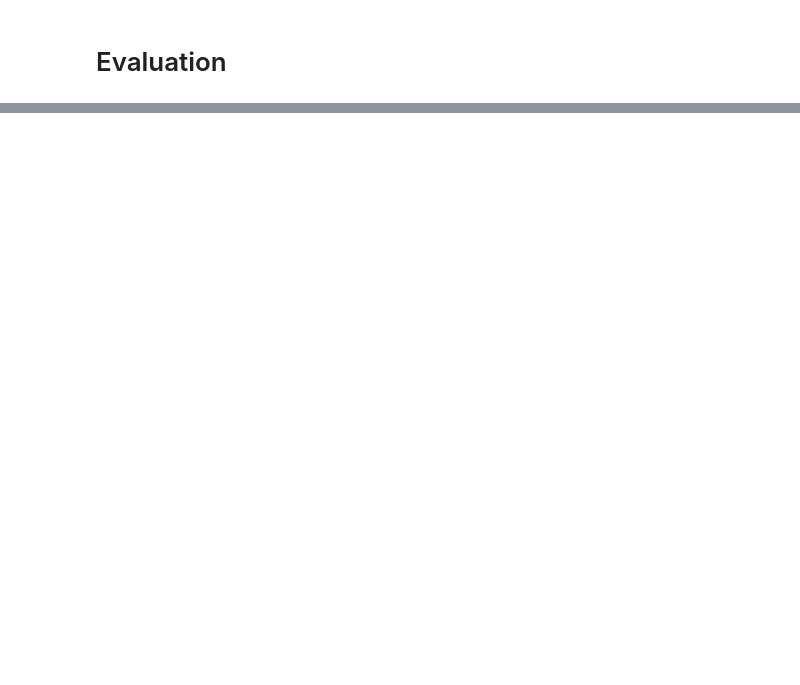
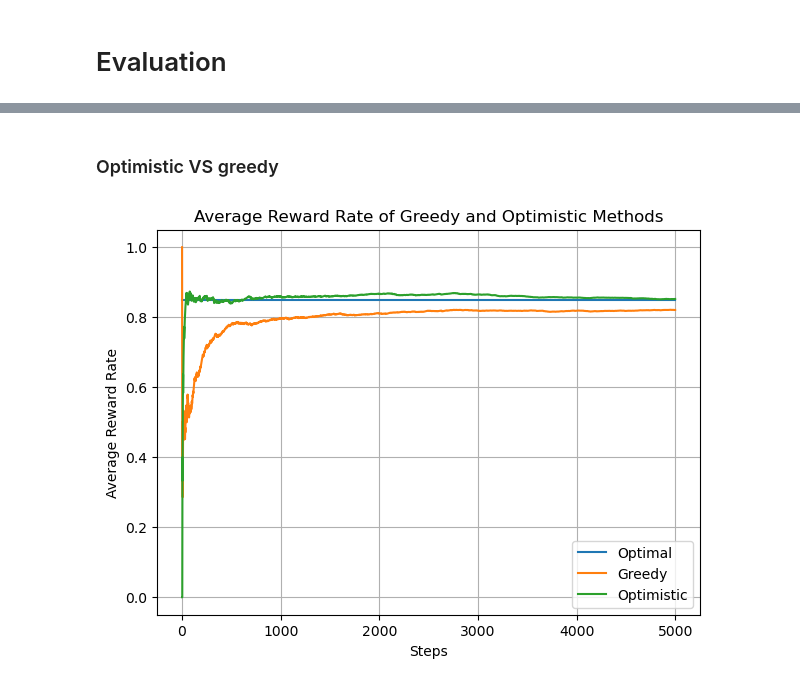
Before and after one commit to maArami/Reinforcement-Learning, a Jupyter notebook: multi_armed_bandit/Bandit.ipynb, the cells around one changed output, grey strips where cells are left out. Cells and saved outputs as stored; diff of their text form; code cells hidden in the pictures; blank space fills up the shorter version.

```diff
--- a/multi_armed_bandit/Bandit.ipynb
+++ b/multi_armed_bandit/Bandit.ipynb
@@ -55,0 +61,19 @@ for eps in Eps:
+# %% [markdown]
+### Optimistic VS greedy
+# %%
+n_iter = 5000
+reward_rate_greedy = experiment(n_iter=n_iter, Eps=0.1)
+reward_rate_optimistic = experiment(n_iter=n_iter, initial_estimate=5)
+
+plt.figure(figsize=(7, 5))
+plt.plot([0, n_iter], [max(Bandit_prob), max(Bandit_prob)], label='Optimal')
+plt.plot(reward_rate_greedy, label='Greedy')
+plt.plot(reward_rate_optimistic, label='Optimistic')
+plt.xlabel('Steps')
+plt.ylabel('Average Reward Rate')
+plt.title('Average Reward Rate of Greedy and Optimistic Methods')
+plt.grid(True)
+plt.legend()
+plt.show()
+# %% [output]
+[figure, added]
```
Also changed, not shown: parts of 4 cells of this notebook.
